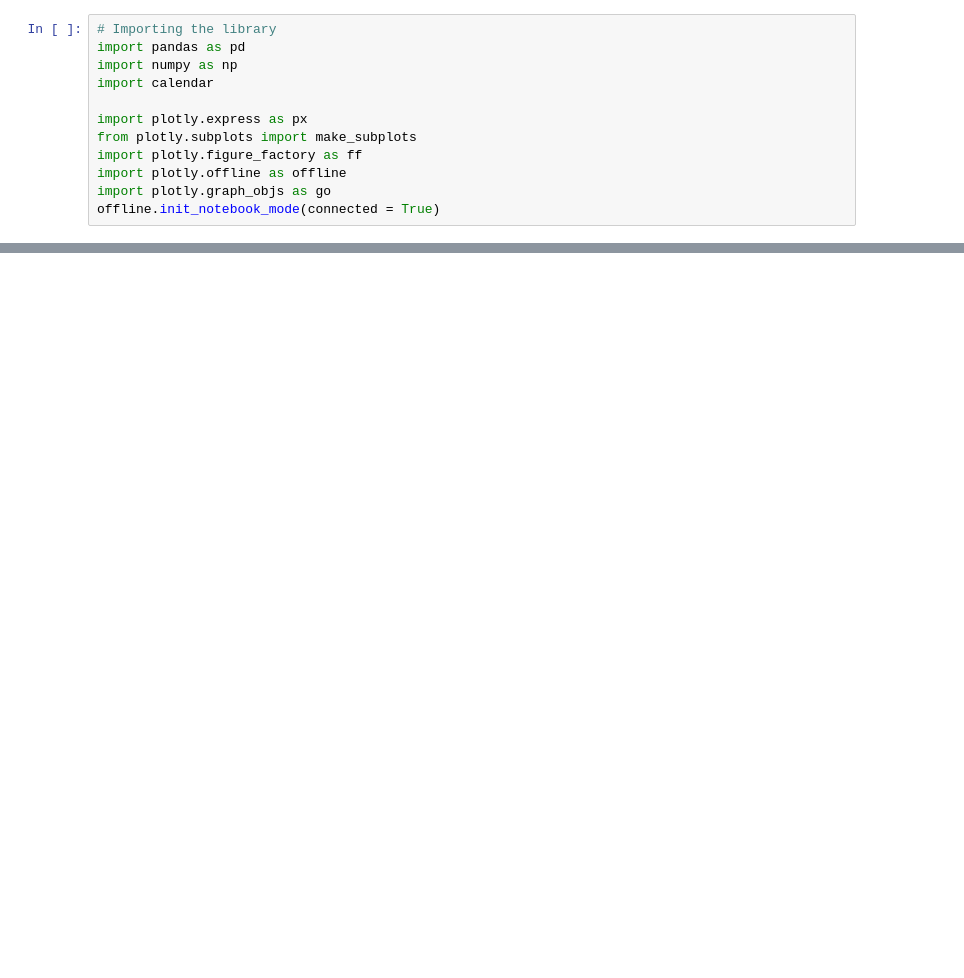
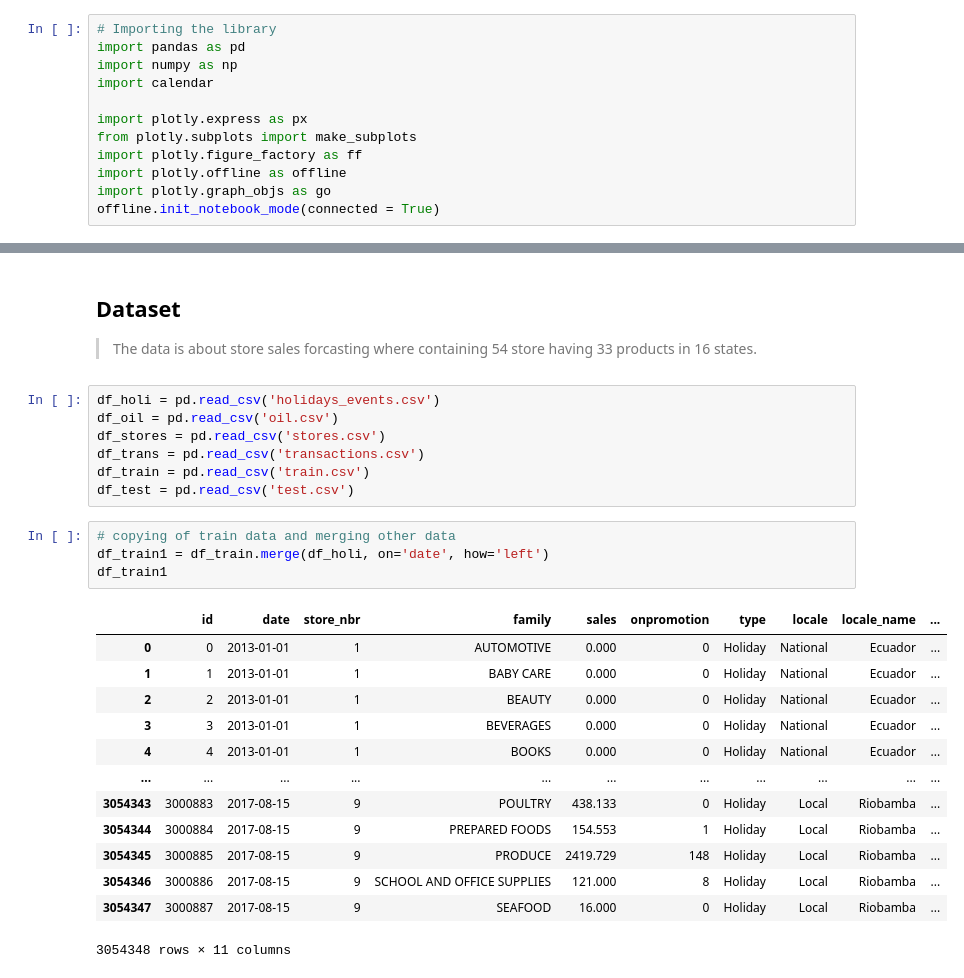
Before and after one commit to HeileyP/Kaggle, a Jupyter notebook: Store-Sales-Time-Series-Forecasting/Store-Sales-Time-Series-Forecasting.ipynb, the cells around one changed output, grey strips where cells are left out. Cells and saved outputs as stored; diff of their text form; blank space fills up the shorter version.

```diff
--- a/Store-Sales-Time-Series-Forecasting/Store-Sales-Time-Series-Forecasting.ipynb
+++ b/Store-Sales-Time-Series-Forecasting/Store-Sales-Time-Series-Forecasting.ipynb
@@ -43,3 +43,31 @@ fig.update_layout(showlegend=False, height=300, width=700,
 )
 # %% [output]
 [interactive output not drawn]
+# %% [markdown]
+## Dataset
+>The data is about store sales forcasting where containing 54 store having 33 products in 16 states.
+# %%
+df_holi = pd.read_csv('holidays_events.csv')
+df_oil = pd.read_csv('oil.csv')
+df_stores = pd.read_csv('stores.csv')
+df_trans = pd.read_csv('transactions.csv')
+df_train = pd.read_csv('train.csv')
+df_test = pd.read_csv('test.csv')
+# %%
+# copying of train data and merging other data
+df_train1 = df_train.merge(df_holi, on='date', how='left')
+df_train1
+# %% [output]
+|  | id | date | store_nbr | family | sales | onpromotion | type | locale | locale_name | ... |
+| 0 | 0 | 2013-01-01 | 1 | AUTOMOTIVE | 0.000 | 0 | Holiday | National | Ecuador | ... |
+| 1 | 1 | 2013-01-01 | 1 | BABY CARE | 0.000 | 0 | Holiday | National | Ecuador | ... |
+| 2 | 2 | 2013-01-01 | 1 | BEAUTY | 0.000 | 0 | Holiday | National | Ecuador | ... |
+| 3 | 3 | 2013-01-01 | 1 | BEVERAGES | 0.000 | 0 | Holiday | National | Ecuador | ... |
+| 4 | 4 | 2013-01-01 | 1 | BOOKS | 0.000 | 0 | Holiday | National | Ecuador | ... |
+| ... | ... | ... | ... | ... | ... | ... | ... | ... | ... | ... |
+| 3054343 | 3000883 | 2017-08-15 | 9 | POULTRY | 438.133 | 0 | Holiday | Local | Riobamba | ... |
+| 3054344 | 3000884 | 2017-08-15 | 9 | PREPARED FOODS | 154.553 | 1 | Holiday | Local | Riobamba | ... |
+| 3054345 | 3000885 | 2017-08-15 | 9 | PRODUCE | 2419.729 | 148 | Holiday | Local | Riobamba | ... |
+| 3054346 | 3000886 | 2017-08-15 | 9 | SCHOOL AND OFFICE SUPPLIES | 121.000 | 8 | Holiday | Local | Riobamba | ... |
+| 3054347 | 3000887 | 2017-08-15 | 9 | SEAFOOD | 16.000 | 0 | Holiday | Local | Riobamba | ... |
+3054348 rows × 11 columns
```
